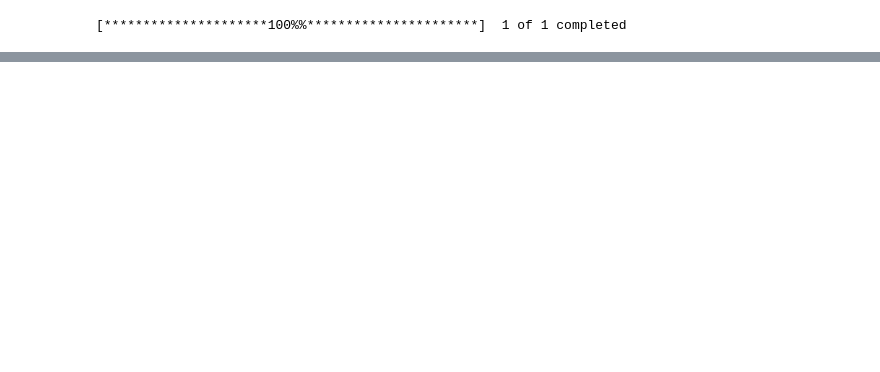
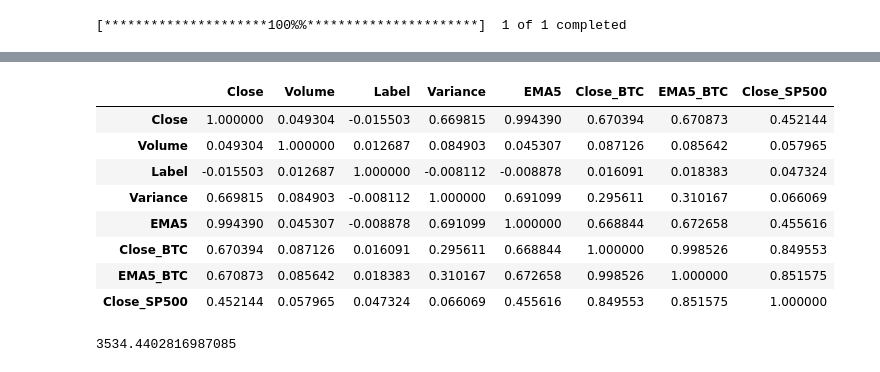
Before and after one commit to mr-robot77/Quera_G11-Project2, a Jupyter notebook: Problem 3/prediction.ipynb, the cells around one changed output, grey strips where cells are left out. Saved outputs shown, nothing was run; the diff lists cells and outputs as text; code cells hidden in the pictures; blank space fills up the shorter version.

```diff
--- a/Problem 3/prediction.ipynb
+++ b/Problem 3/prediction.ipynb
@@ -1579,0 +1593,16 @@ data.isna().sum()/len(data)*100
+# %%
+data.corr()
+# %% [output]
+|  | Close | Volume | Label | Variance | EMA5 | Close_BTC | EMA5_BTC | Close_SP500 |
+| Close | 1.000000 | 0.049304 | -0.015503 | 0.669815 | 0.994390 | 0.670394 | 0.670873 | 0.452144 |
+| Volume | 0.049304 | 1.000000 | 0.012687 | 0.084903 | 0.045307 | 0.087126 | 0.085642 | 0.057965 |
+| Label | -0.015503 | 0.012687 | 1.000000 | -0.008112 | -0.008878 | 0.016091 | 0.018383 | 0.047324 |
+| Variance | 0.669815 | 0.084903 | -0.008112 | 1.000000 | 0.691099 | 0.295611 | 0.310167 | 0.066069 |
+| EMA5 | 0.994390 | 0.045307 | -0.008878 | 0.691099 | 1.000000 | 0.668844 | 0.672658 | 0.455616 |
+| Close_BTC | 0.670394 | 0.087126 | 0.016091 | 0.295611 | 0.668844 | 1.000000 | 0.998526 | 0.849553 |
+| EMA5_BTC | 0.670873 | 0.085642 | 0.018383 | 0.310167 | 0.672658 | 0.998526 | 1.000000 | 0.851575 |
+| Close_SP500 | 0.452144 | 0.057965 | 0.047324 | 0.066069 | 0.455616 | 0.849553 | 0.851575 | 1.000000 |
+# %%
+data['Close_SP500'].mean()
+# %% [output]
+3534.4402816987085
```
Also changed, not shown: parts of 30 cells of this notebook.
